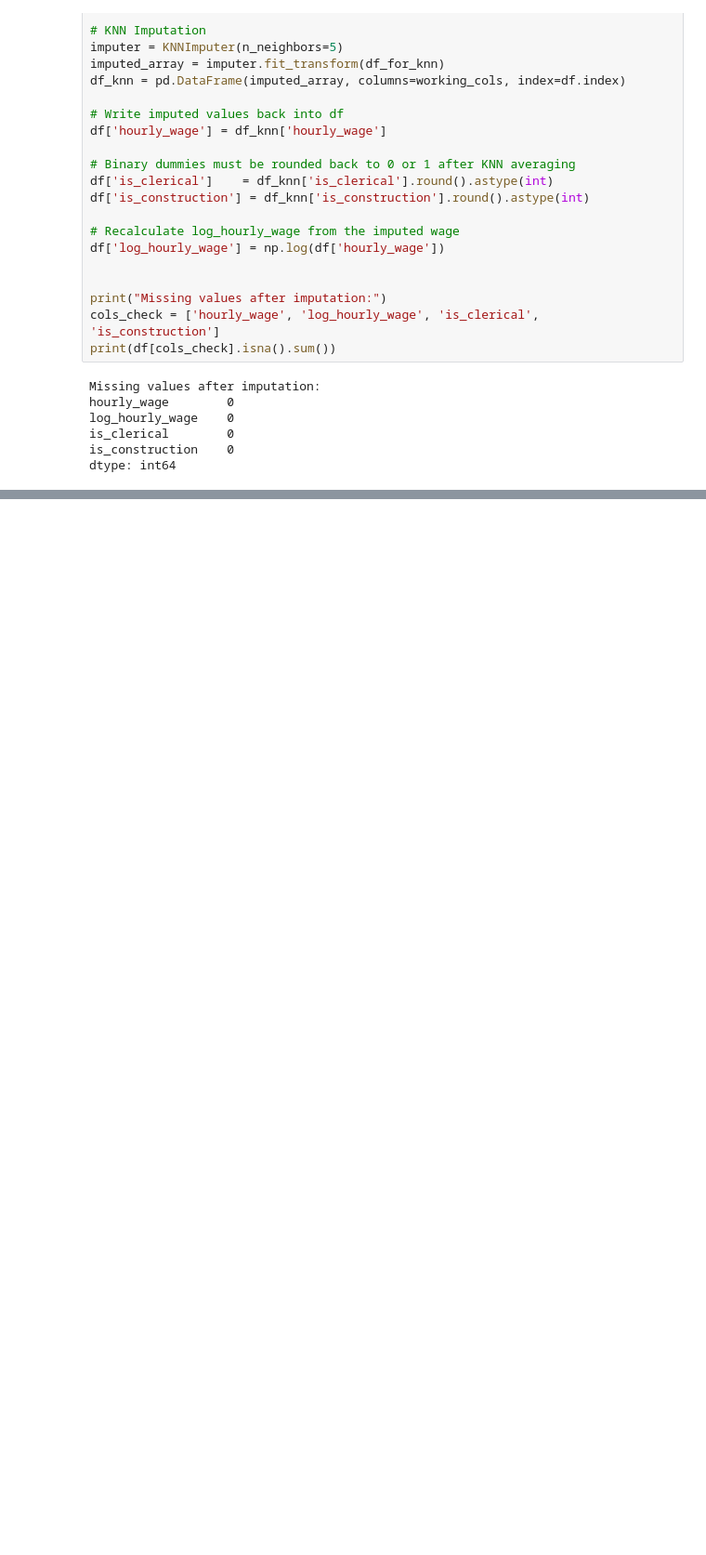
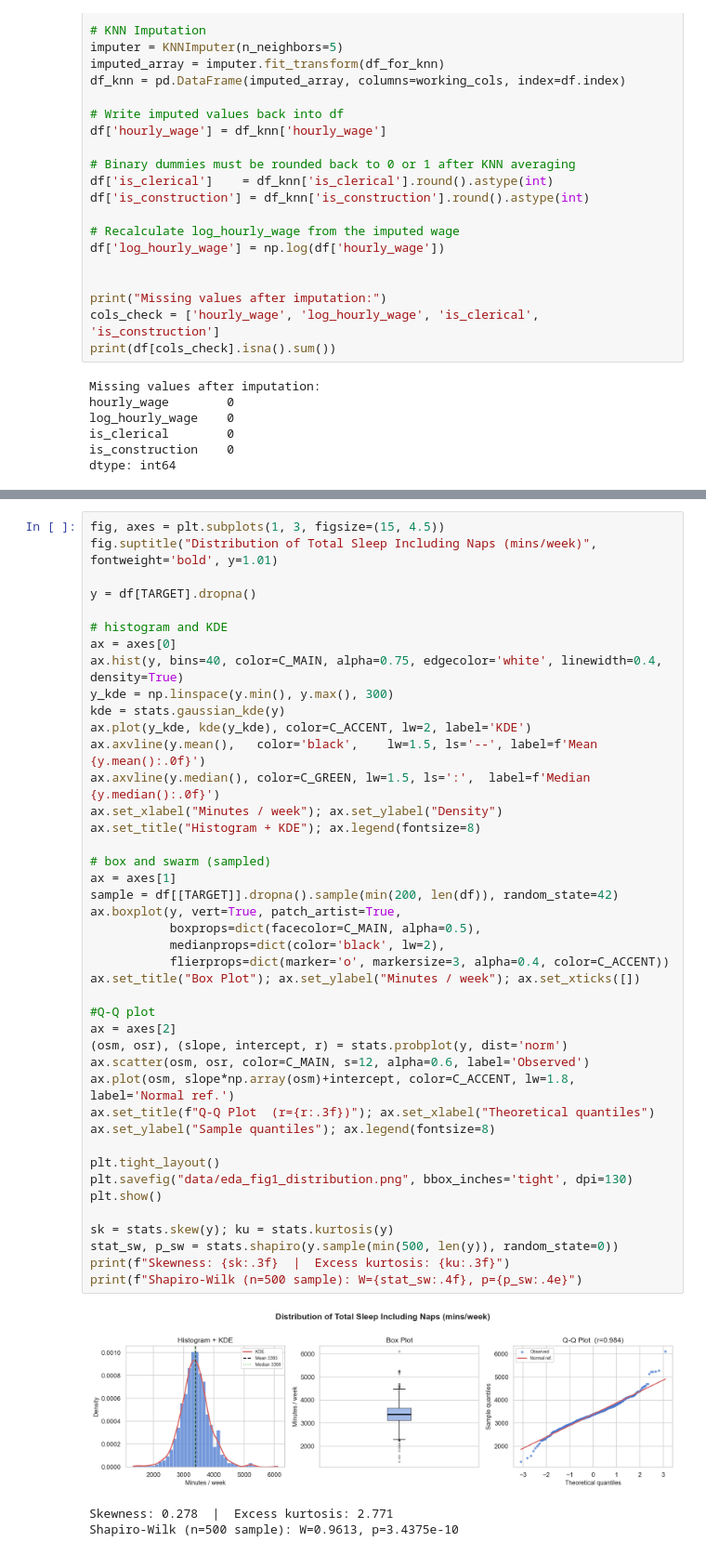
Before and after one commit to 208252/statistics, a Jupyter notebook: assignment.ipynb, the cells around one changed output, grey strips where cells are left out. Shown at 93% size. Drawn from its saved outputs; the diff is of its cells as text; blank space fills up the shorter version.

```diff
--- a/assignment.ipynb
+++ b/assignment.ipynb
@@ -211,0 +274,46 @@ dtype: int64
+# %%
+fig, axes = plt.subplots(1, 3, figsize=(15, 4.5))
+fig.suptitle("Distribution of Total Sleep Including Naps (mins/week)", fontweight='bold', y=1.01)
+
+y = df[TARGET].dropna()
+
+# histogram and KDE
+ax = axes[0]
+ax.hist(y, bins=40, color=C_MAIN, alpha=0.75, edgecolor='white', linewidth=0.4, density=True)
+y_kde = np.linspace(y.min(), y.max(), 300)
+kde = stats.gaussian_kde(y)
+ax.plot(y_kde, kde(y_kde), color=C_ACCENT, lw=2, label='KDE')
+ax.axvline(y.mean(),   color='black',    lw=1.5, ls='--', label=f'Mean {y.mean():.0f}')
+ax.axvline(y.median(), color=C_GREEN, lw=1.5, ls=':',  label=f'Median {y.median():.0f}')
+ax.set_xlabel("Minutes / week"); ax.set_ylabel("Density")
+ax.set_title("Histogram + KDE"); ax.legend(fontsize=8)
+
+# box and swarm (sampled)
+ax = axes[1]
+sample = df[[TARGET]].dropna().sample(min(200, len(df)), random_state=42)
+ax.boxplot(y, vert=True, patch_artist=True,
+           boxprops=dict(facecolor=C_MAIN, alpha=0.5),
+           medianprops=dict(color='black', lw=2),
+           flierprops=dict(marker='o', markersize=3, alpha=0.4, color=C_ACCENT))
+ax.set_title("Box Plot"); ax.set_ylabel("Minutes / week"); ax.set_xticks([])
+
+#Q-Q plot
+ax = axes[2]
+(osm, osr), (slope, intercept, r) = stats.probplot(y, dist='norm')
+ax.scatter(osm, osr, color=C_MAIN, s=12, alpha=0.6, label='Observed')
+ax.plot(osm, slope*np.array(osm)+intercept, color=C_ACCENT, lw=1.8, label='Normal ref.')
+ax.set_title(f"Q-Q Plot  (r={r:.3f})"); ax.set_xlabel("Theoretical quantiles")
+ax.set_ylabel("Sample quantiles"); ax.legend(fontsize=8)
+
+plt.tight_layout()
+plt.savefig("data/eda_fig1_distribution.png", bbox_inches='tight', dpi=130)
+plt.show()
+
+sk = stats.skew(y); ku = stats.kurtosis(y)
+stat_sw, p_sw = stats.shapiro(y.sample(min(500, len(y)), random_state=0))
+print(f"Skewness: {sk:.3f}  |  Excess kurtosis: {ku:.3f}")
+print(f"Shapiro-Wilk (n=500 sample): W={stat_sw:.4f}, p={p_sw:.4e}")
+# %% [output]
+[figure, added]
+Skewness: 0.278  |  Excess kurtosis: 2.771
+Shapiro-Wilk (n=500 sample): W=0.9613, p=3.4375e-10
```
Also changed, not shown: parts of 34 cells of this notebook, 9 other files.
